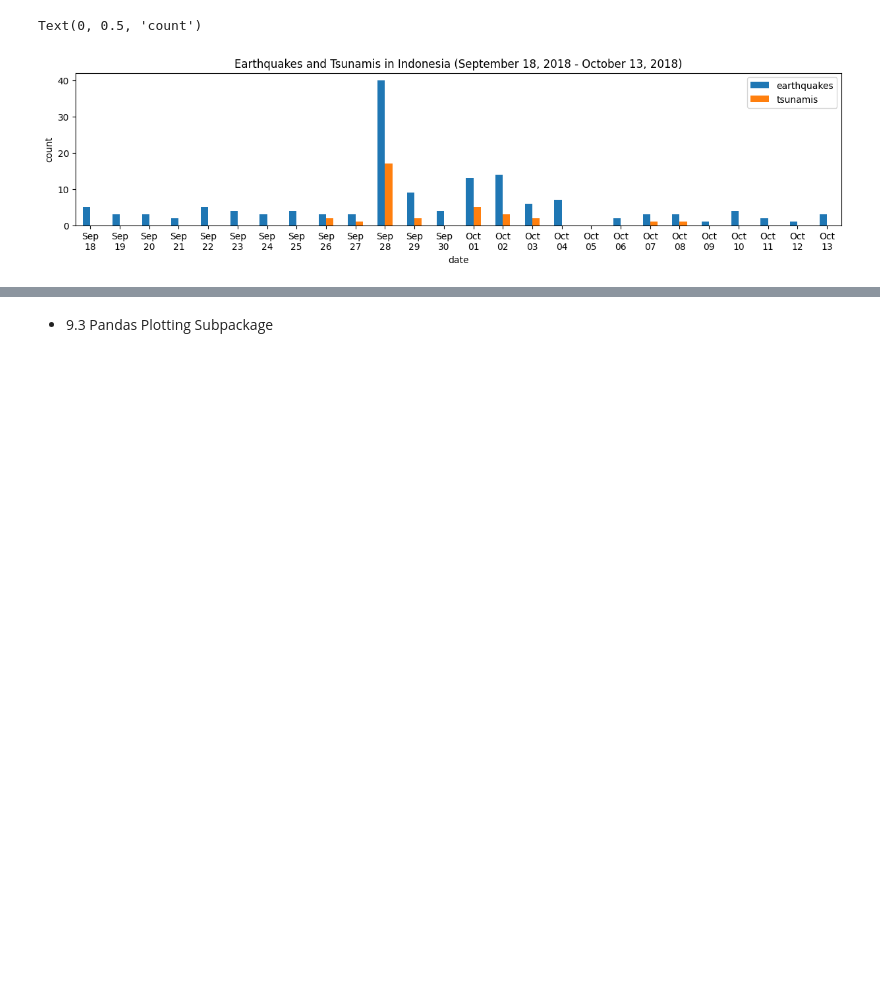
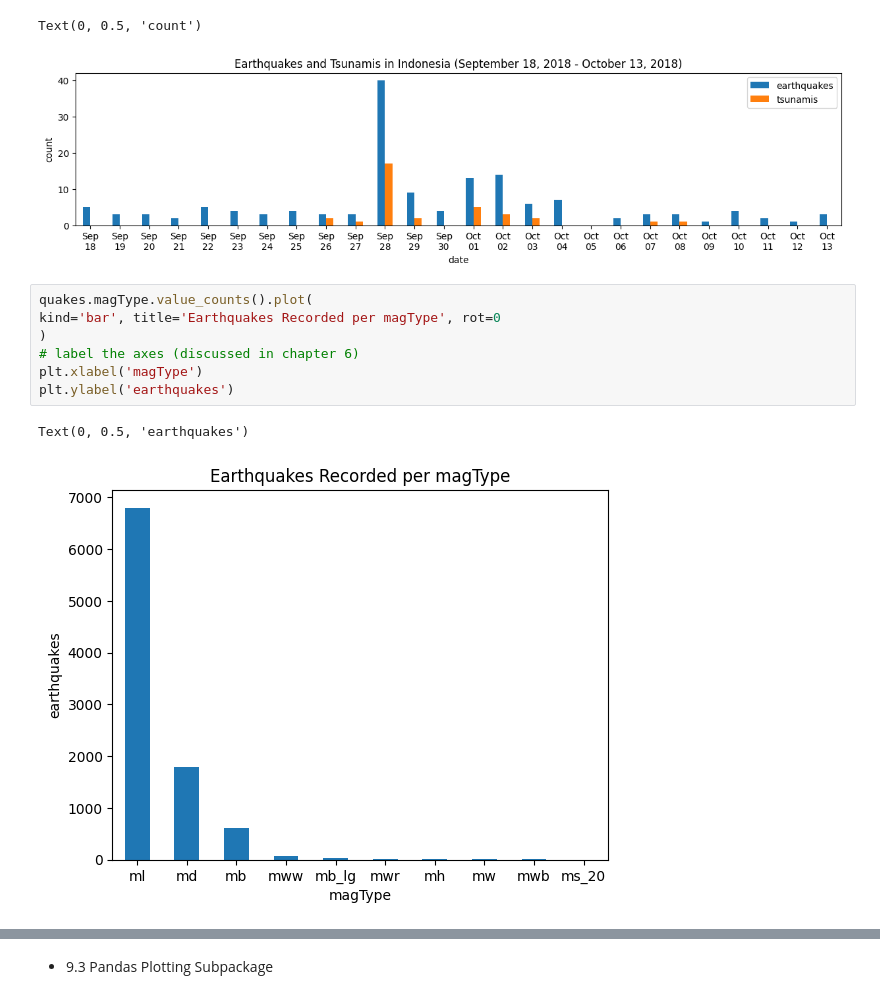
Before and after one commit to jcjcjjc-kekeodt/CPE-311, a Jupyter notebook: Hands_on_Activity_9_1_Data_Visualization_using_Pandas_and_Matplotlib_DEBOLGADO.ipynb, the cells around one changed output, grey strips where cells are left out. Saved outputs shown, nothing was run; the diff lists cells and outputs as text; blank space fills up the shorter version.

```diff
--- a/Hands_on_Activity_9_1_Data_Visualization_using_Pandas_and_Matplotlib_DEBOLGADO.ipynb
+++ b/Hands_on_Activity_9_1_Data_Visualization_using_Pandas_and_Matplotlib_DEBOLGADO.ipynb
@@ -496,3 +495,13 @@ plt.ylabel('count')
 # %% [output]
 Text(0, 0.5, 'count')
 [figure]
+# %%
+quakes.magType.value_counts().plot(
+kind='bar', title='Earthquakes Recorded per magType', rot=0
+)
+# label the axes (discussed in chapter 6)
+plt.xlabel('magType')
+plt.ylabel('earthquakes')
+# %% [output]
+Text(0, 0.5, 'earthquakes')
+[figure, added]
```
Also changed, not shown: parts of 28 cells of this notebook.
